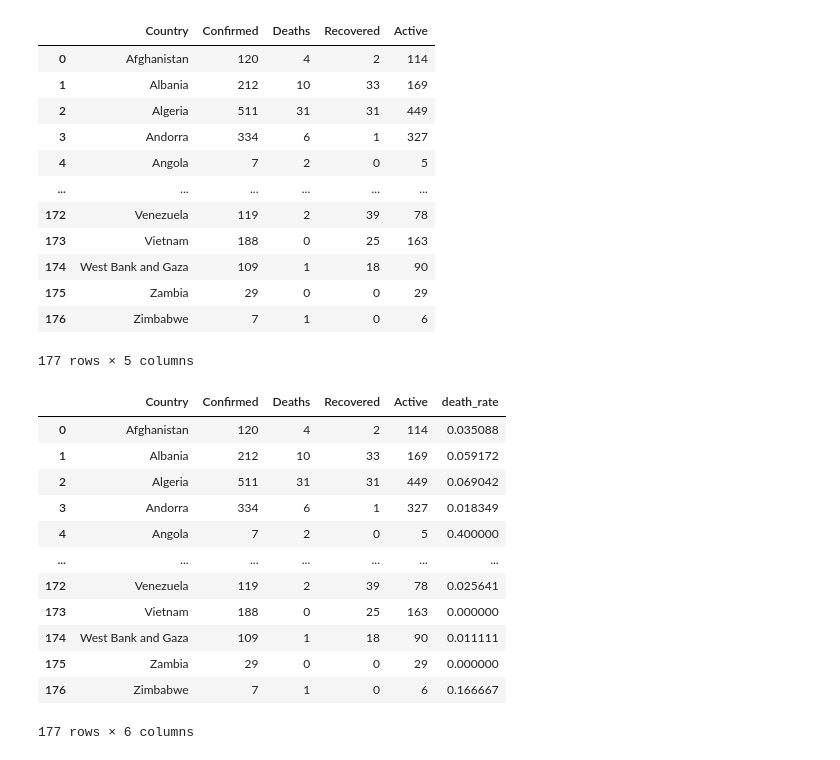
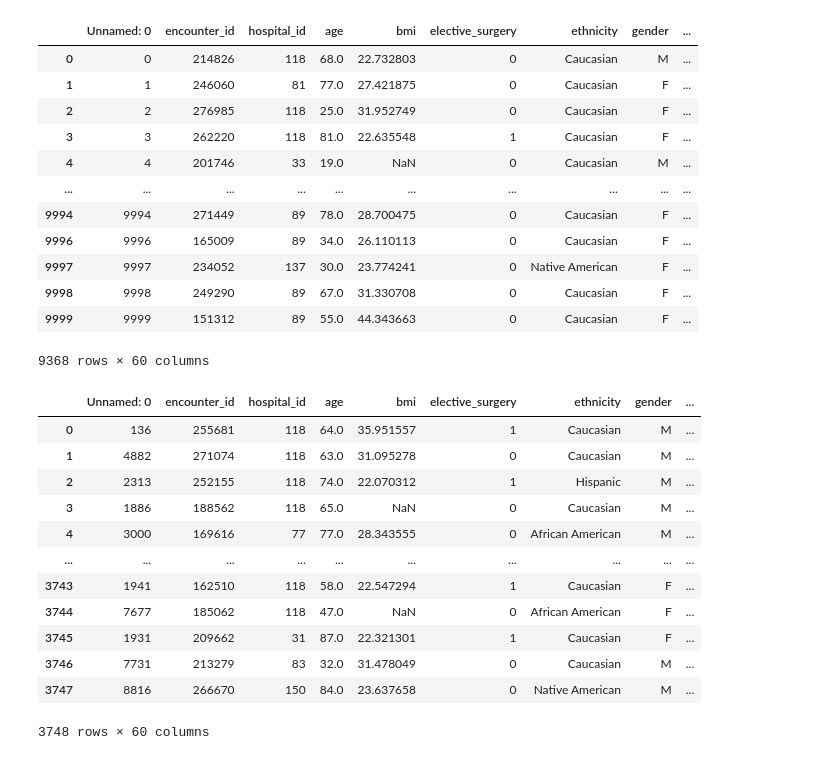
Before and after one commit to TatianaBakwenye/HW3, a Jupyter notebook: HW3/notebook/test_notebook.ipynb, the cells around one changed output. Drawn from its saved outputs; the diff is of its cells as text; code cells hidden in the pictures.

```diff
--- a/HW3/notebook/test_notebook.ipynb
+++ b/HW3/notebook/test_notebook.ipynb
@@ -13,0 +27,3 @@ ModuleNotFoundError: No module named 'HW3'
+# %%
+df = drop_na(df, ['age', 'gender', 'ethnicity'])
+df
@@ -14,2 +44,3 @@ ModuleNotFoundError: No module named 'HW3'
 # %%
-data = pd.read_csv('../covid.csv')
+df = fill_na(df, ['height', 'weight'])
+df.isna().sum()
@@ -16,4 +65,4 @@ data = pd.read_csv('../covid.csv')
 # %%
-# Comment (Tatiana) was working on this cell, can be removed - moved everything to my own branch
-# loaddata(r'C:\Users\bakwe\Documents\GitHub\Git extra\HW3\sample_diabetes_mellitus_data.csv')
+df = one_hot(df, ['ethnicity'])
+df
 # %% [output]
@@ -21,32 +82,34 @@ NameError: name 'loaddata' is not defined
 # %%
-data
+df = binary(df, 'gender')
+df
 # %% [output]
-|  | Country | Confirmed | Deaths | Recovered | Active |
-| 0 | Afghanistan | 120 | 4 | 2 | 114 |
-| 1 | Albania | 212 | 10 | 33 | 169 |
-| 2 | Algeria | 511 | 31 | 31 | 449 |
-| 3 | Andorra | 334 | 6 | 1 | 327 |
-| 4 | Angola | 7 | 2 | 0 | 5 |
-| ... | ... | ... | ... | ... | ... |
-| 172 | Venezuela | 119 | 2 | 39 | 78 |
-| 173 | Vietnam | 188 | 0 | 25 | 163 |
-| 174 | West Bank and Gaza | 109 | 1 | 18 | 90 |
-| 175 | Zambia | 29 | 0 | 0 | 29 |
-| 176 | Zimbabwe | 7 | 1 | 0 | 6 |
+|  | Unnamed: 0 | encounter_id | hospital_id | age | bmi | elective_surgery | ethnicity | gender | ... |
+| 0 | 0 | 214826 | 118 | 68.0 | 22.732803 | 0 | Caucasian | M | ... |
+| 1 | 1 | 246060 | 81 | 77.0 | 27.421875 | 0 | Caucasian | F | ... |
+| 2 | 2 | 276985 | 118 | 25.0 | 31.952749 | 0 | Caucasian | F | ... |
+| 3 | 3 | 262220 | 118 | 81.0 | 22.635548 | 1 | Caucasian | F | ... |
+| 4 | 4 | 201746 | 33 | 19.0 | NaN | 0 | Caucasian | M | ... |
+| ... | ... | ... | ... | ... | ... | ... | ... | ... | ... |
+| 9994 | 9994 | 271449 | 89 | 78.0 | 28.700475 | 0 | Caucasian | F | ... |
+| 9996 | 9996 | 165009 | 89 | 34.0 | 26.110113 | 0 | Caucasian | F | ... |
+| 9997 | 9997 | 234052 | 137 | 30.0 | 23.774241 | 0 | Native American | F | ... |
+| 9998 | 9998 | 249290 | 89 | 67.0 | 31.330708 | 0 | Caucasian | F | ... |
+| 9999 | 9999 | 151312 | 89 | 55.0 | 44.343663 | 0 | Caucasian | F | ... |
-177 rows × 5 columns
+9368 rows × 60 columns
 # %%
-compute_death_rate(data)
+traindf, testdf = splitdata(df, 0.4, 42)
+testdf
 # %% [output]
-|  | Country | Confirmed | Deaths | Recovered | Active | death_rate |
-| 0 | Afghanistan | 120 | 4 | 2 | 114 | 0.035088 |
-| 1 | Albania | 212 | 10 | 33 | 169 | 0.059172 |
-| 2 | Algeria | 511 | 31 | 31 | 449 | 0.069042 |
-| 3 | Andorra | 334 | 6 | 1 | 327 | 0.018349 |
-| 4 | Angola | 7 | 2 | 0 | 5 | 0.400000 |
-| ... | ... | ... | ... | ... | ... | ... |
-| 172 | Venezuela | 119 | 2 | 39 | 78 | 0.025641 |
-| 173 | Vietnam | 188 | 0 | 25 | 163 | 0.000000 |
-| 174 | West Bank and Gaza | 109 | 1 | 18 | 90 | 0.011111 |
-| 175 | Zambia | 29 | 0 | 0 | 29 | 0.000000 |
-| 176 | Zimbabwe | 7 | 1 | 0 | 6 | 0.166667 |
+|  | Unnamed: 0 | encounter_id | hospital_id | age | bmi | elective_surgery | ethnicity | gender | ... |
+| 0 | 136 | 255681 | 118 | 64.0 | 35.951557 | 1 | Caucasian | M | ... |
+| 1 | 4882 | 271074 | 118 | 63.0 | 31.095278 | 0 | Caucasian | M | ... |
+| 2 | 2313 | 252155 | 118 | 74.0 | 22.070312 | 1 | Hispanic | M | ... |
+| 3 | 1886 | 188562 | 118 | 65.0 | NaN | 0 | Caucasian | M | ... |
+| 4 | 3000 | 169616 | 77 | 77.0 | 28.343555 | 0 | African American | M | ... |
+| ... | ... | ... | ... | ... | ... | ... | ... | ... | ... |
+| 3743 | 1941 | 162510 | 118 | 58.0 | 22.547294 | 1 | Caucasian | F | ... |
+| 3744 | 7677 | 185062 | 118 | 47.0 | NaN | 0 | African American | F | ... |
+| 3745 | 1931 | 209662 | 31 | 87.0 | 22.321301 | 1 | Caucasian | F | ... |
+| 3746 | 7731 | 213279 | 83 | 32.0 | 31.478049 | 0 | Caucasian | M | ... |
+| 3747 | 8816 | 266670 | 150 | 84.0 | 23.637658 | 0 | Native American | M | ... |
-177 rows × 6 columns
+3748 rows × 60 columns
```
Also changed, not shown: parts of 6 cells of this notebook.
